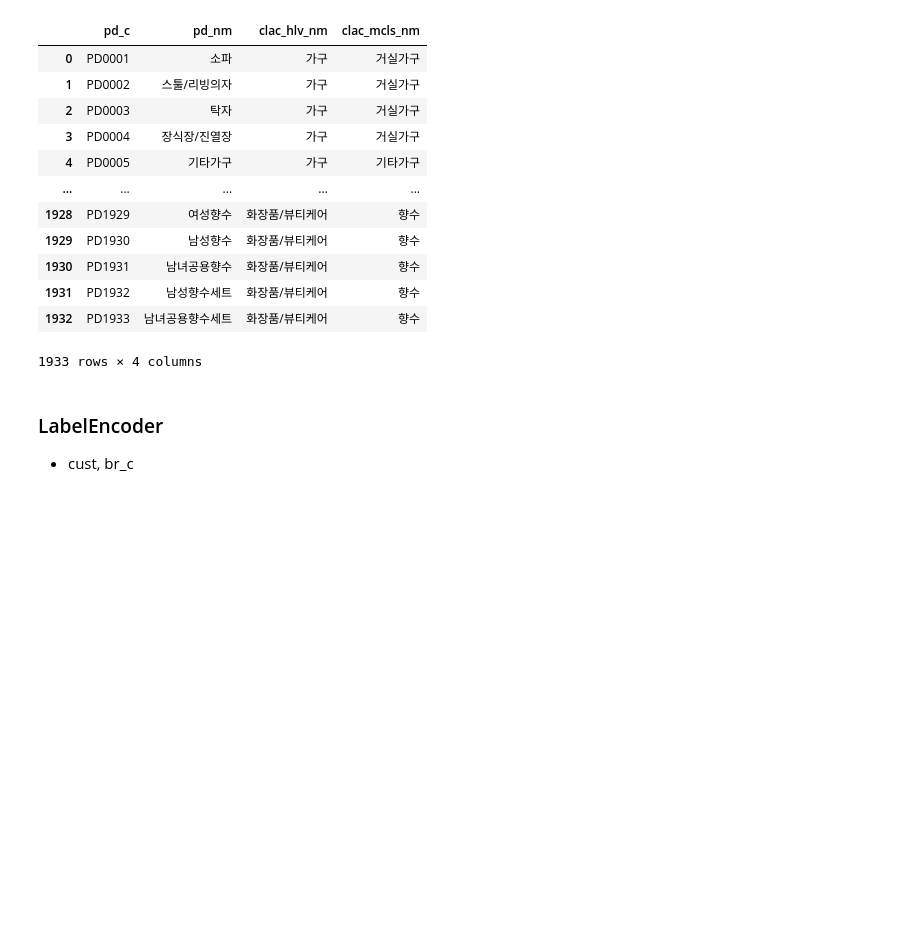
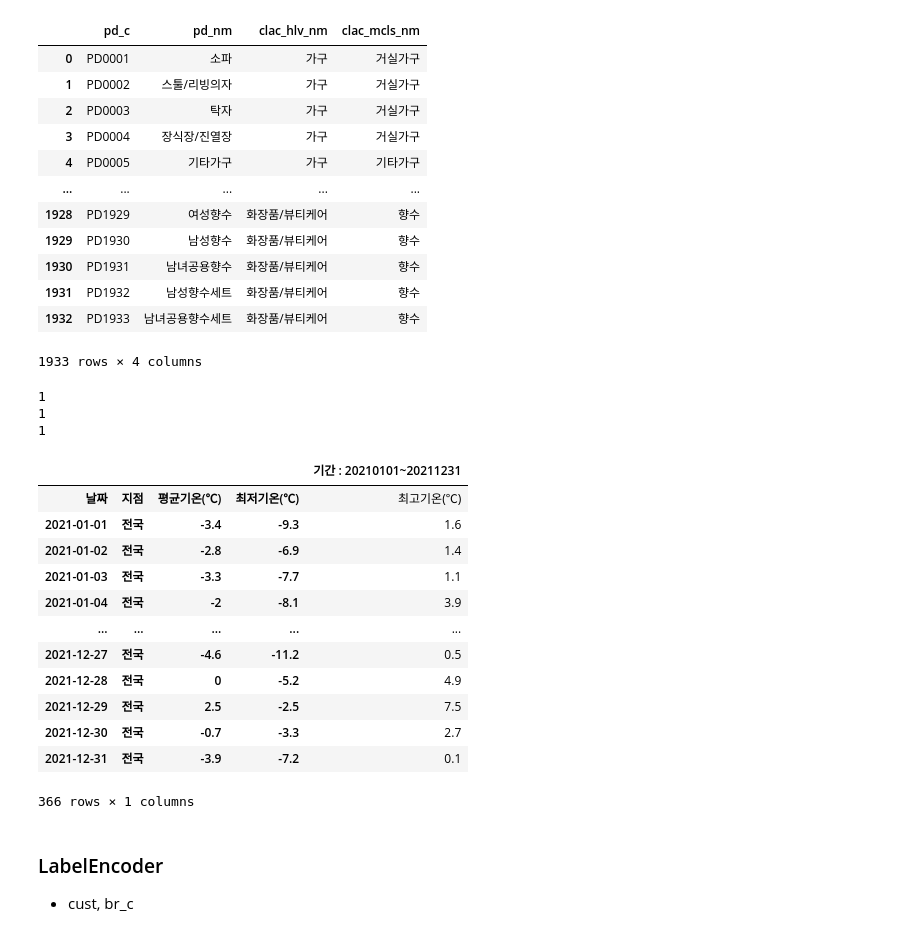
Before and after one commit to kch8906/Bigdata_Competition, a Jupyter notebook: deeplearning.ipynb, the cells around one changed output. Cells and saved outputs as stored; diff of their text form; code cells hidden in the pictures; blank space fills up the shorter version.

```diff
--- a/deeplearning.ipynb
+++ b/deeplearning.ipynb
@@ -283,6 +273,33 @@ df_04
 1933 rows × 4 columns
 # %%
 df = pd.read_csv('../dataset/fill_isna_df.csv')
+# %%
+with open('../dataset/weather.csv', encoding='euc-kr') as f:
+    lines = f.readlines()
+
+for line in lines[:3]:
+    print(len(line.split(',')))
+# %% [output]
+1
+1
+1
+# %%
+weather_df = pd.read_csv('../dataset/weather.csv', encoding='euc-kr', skiprows=5)
+weather_df
+# %% [output]
+|  |  |  |  | 기간 : 20210101~20211231 |
+| 날짜 | 지점 | 평균기온(℃) | 최저기온(℃) | 최고기온(℃) |
+| 2021-01-01 | 전국 | -3.4 | -9.3 | 1.6 |
+| 2021-01-02 | 전국 | -2.8 | -6.9 | 1.4 |
+| 2021-01-03 | 전국 | -3.3 | -7.7 | 1.1 |
+| 2021-01-04 | 전국 | -2 | -8.1 | 3.9 |
+| ... | ... | ... | ... | ... |
+| 2021-12-27 | 전국 | -4.6 | -11.2 | 0.5 |
+| 2021-12-28 | 전국 | 0 | -5.2 | 4.9 |
+| 2021-12-29 | 전국 | 2.5 | -2.5 | 7.5 |
+| 2021-12-30 | 전국 | -0.7 | -3.3 | 2.7 |
+| 2021-12-31 | 전국 | -3.9 | -7.2 | 0.1 |
+366 rows × 1 columns
 # %% [markdown]
 ### LabelEncoder
 - cust, br_c
```
Also changed, not shown: parts of 3 cells of this notebook.
